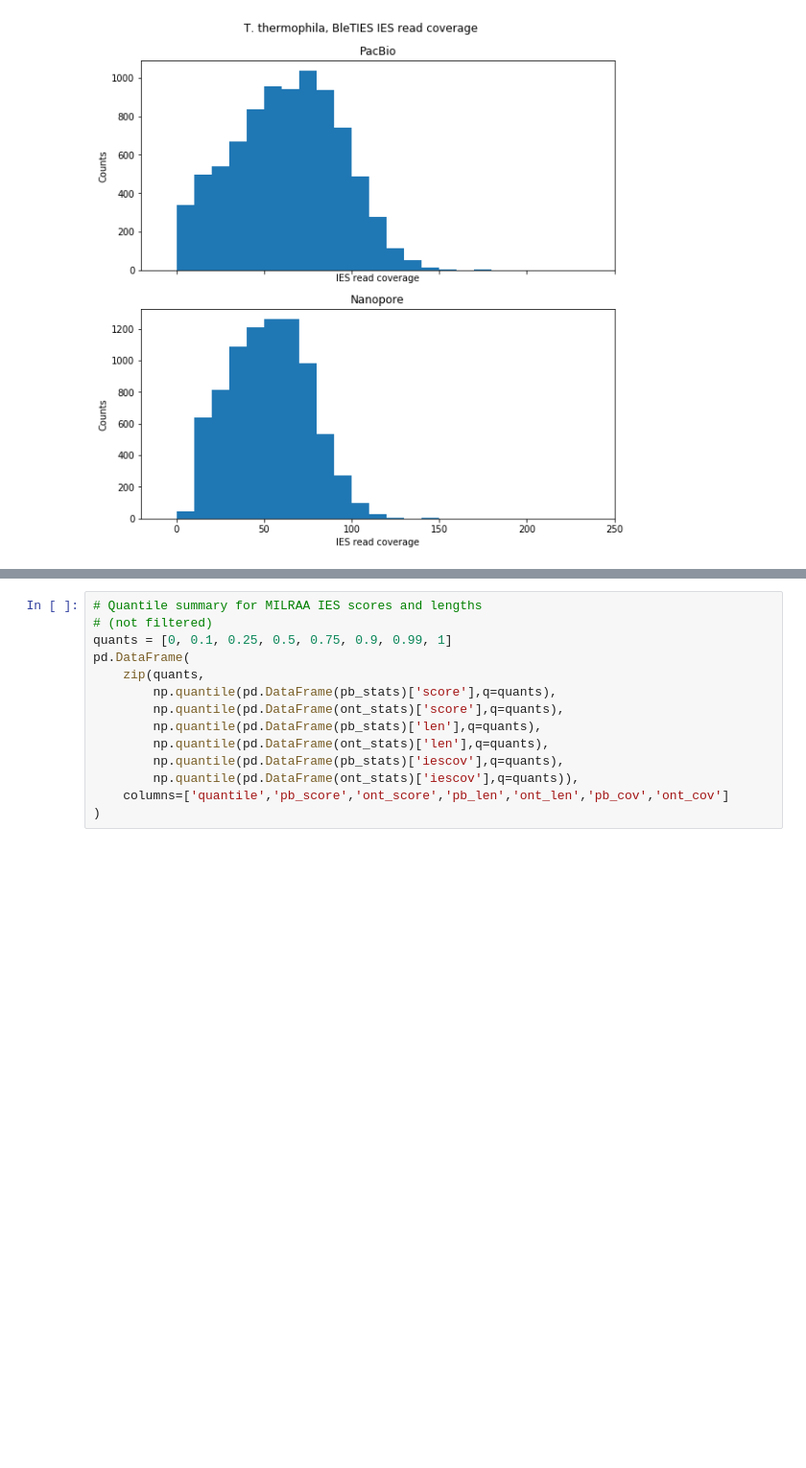
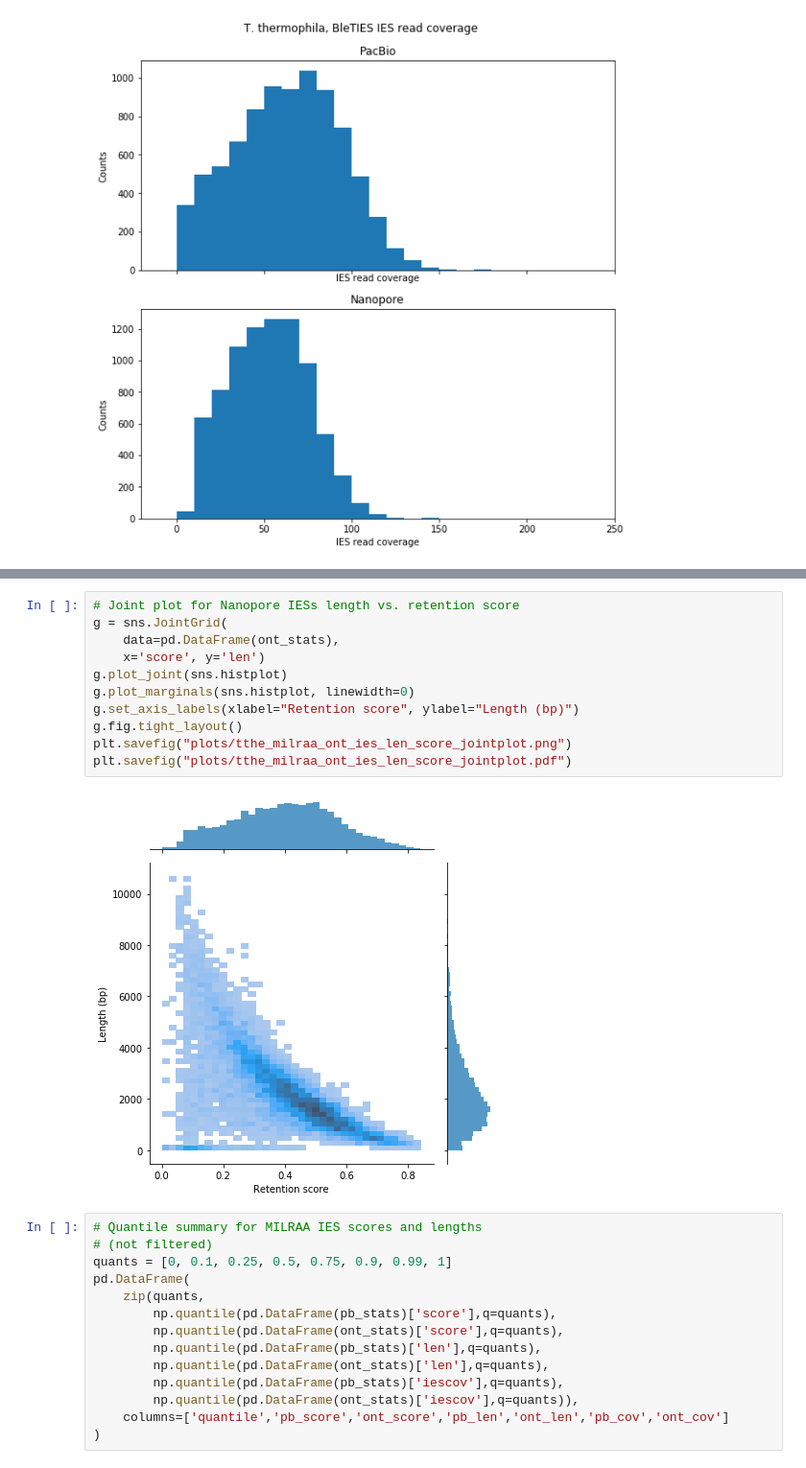
Before and after one commit to Swart-lab/bleties-test-tthe, a Jupyter notebook: Compare_BleTIES_PacBio_Nanopore_predictions.ipynb, the cells around one changed output, grey strips where cells are left out. Shown at 96% size. Drawn from its saved outputs; the diff is of its cells as text; blank space fills up the shorter version.

```diff
--- a/Compare_BleTIES_PacBio_Nanopore_predictions.ipynb
+++ b/Compare_BleTIES_PacBio_Nanopore_predictions.ipynb
@@ -193,3 +201,16 @@ plt.savefig("plots/tthe_milraa_ies_readcov.png")
+# %%
+# Joint plot for Nanopore IESs length vs. retention score
+g = sns.JointGrid(
+    data=pd.DataFrame(ont_stats),
+    x='score', y='len')
+g.plot_joint(sns.histplot)
+g.plot_marginals(sns.histplot, linewidth=0)
+g.set_axis_labels(xlabel="Retention score", ylabel="Length (bp)")
+g.fig.tight_layout()
+plt.savefig("plots/tthe_milraa_ont_ies_len_score_jointplot.png")
+plt.savefig("plots/tthe_milraa_ont_ies_len_score_jointplot.pdf")
+# %% [output]
+[figure, added]
 # %%
 # Quantile summary for MILRAA IES scores and lengths
 # (not filtered)
```
Also changed, not shown: parts of 21 cells of this notebook.
